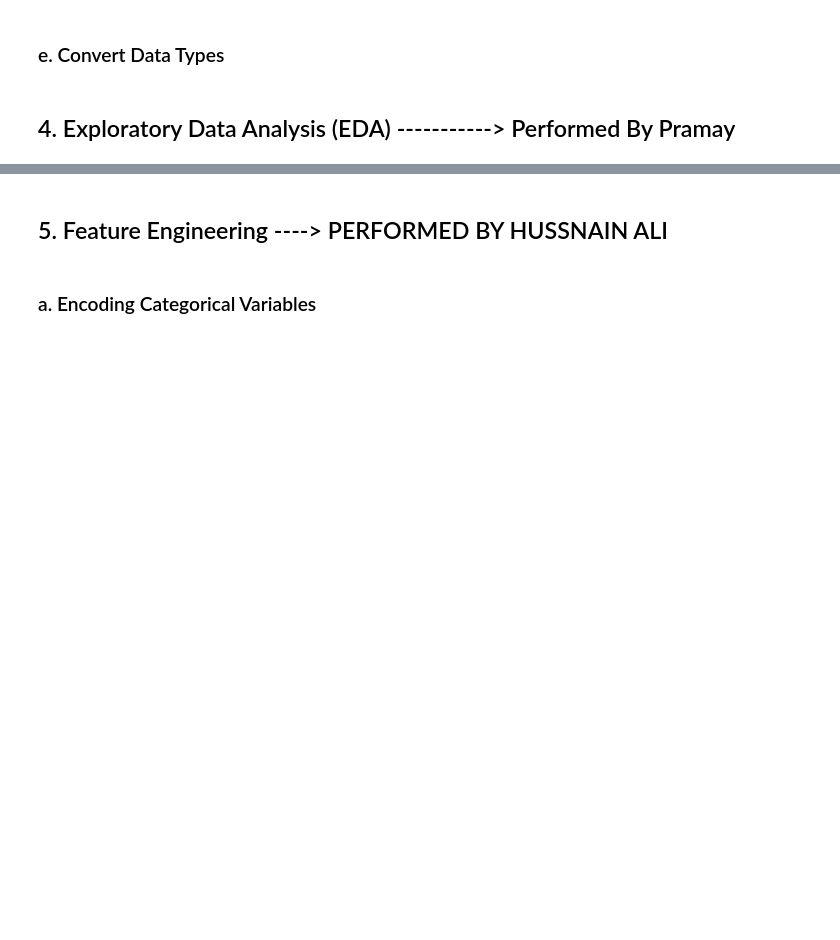
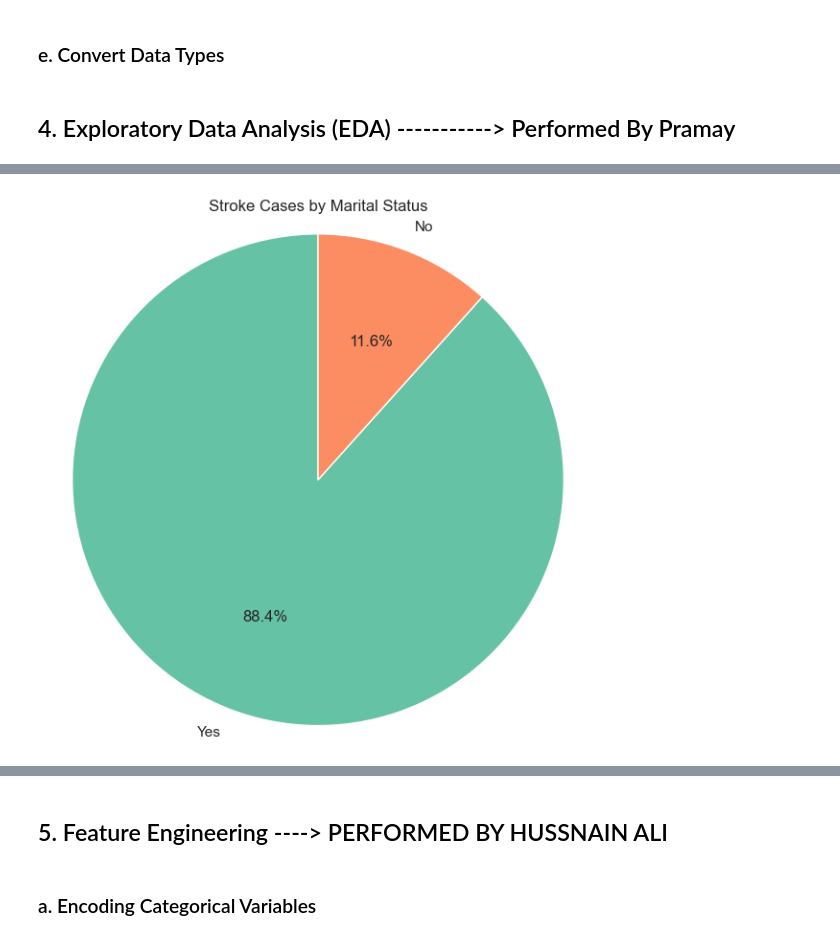
Before and after one commit to mirzahussnain/heart_stroke_prediction, a Jupyter notebook: code.ipynb, the cells around one changed output, grey strips where cells are left out. Cells and saved outputs as stored; diff of their text form; code cells hidden in the pictures; blank space fills up the shorter version.

```diff
--- a/code.ipynb
+++ b/code.ipynb
@@ -186,0 +231,12 @@ explainaition of your visulization
+# %%
+stroke_data = vdf[vdf['stroke'] == 1]
+
+stroke_counts = stroke_data['ever_married'].value_counts()
+plt.figure(figsize=(6, 6))
+plt.pie(stroke_counts, labels=stroke_counts.index, autopct='%1.1f%%', startangle=90, colors=['#66c2a5','#fc8d62'])
+plt.title("Stroke Cases by Marital Status")
+plt.axis('equal')
+plt.tight_layout()
+plt.show()
+# %% [output]
+[figure, added]
```
Also changed, not shown: parts of 22 cells of this notebook, 11 other files.
